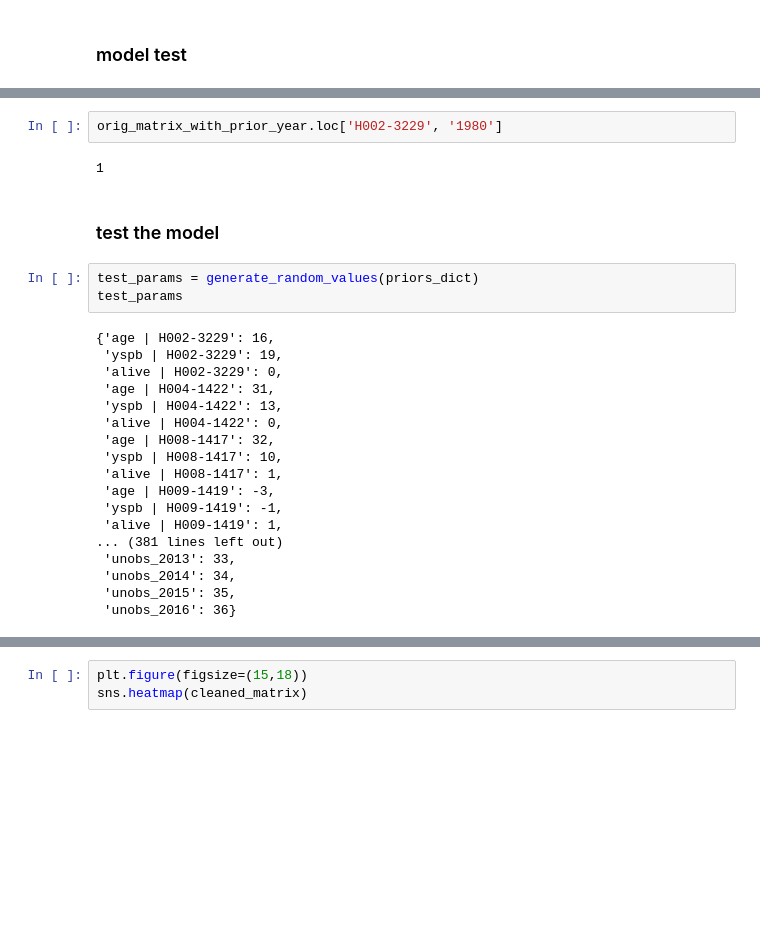
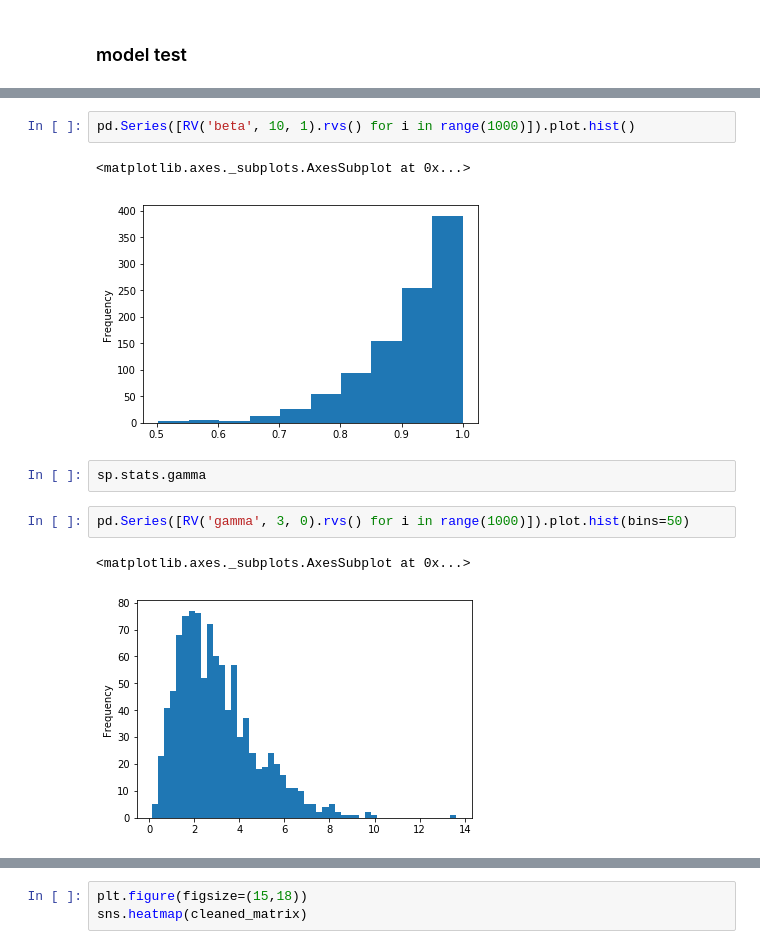
Before and after one commit to Edderic/mics-whales, a Jupyter notebook: mics-whales.ipynb, the cells around one changed output, grey strips where cells are left out. Saved outputs shown, nothing was run; the diff lists cells and outputs as text; blank space fills up the shorter version.

```diff
--- a/mics-whales.ipynb
+++ b/mics-whales.ipynb
@@ -812,27 +768,12 @@ _orig_matrix_with_prior_year.\
-# %%
-orig_matrix_with_prior_year.loc['H002-3229', '1980']
-# %% [output]
-1
-# %% [markdown]
-### test the model
-# %%
-test_params = generate_random_values(priors_dict)
-test_params
-# %% [output]
-{'age | H002-3229': 16,
- 'yspb | H002-3229': 19,
- 'alive | H002-3229': 0,
- 'age | H004-1422': 31,
- 'yspb | H004-1422': 13,
- 'alive | H004-1422': 0,
- 'age | H008-1417': 32,
- 'yspb | H008-1417': 10,
- 'alive | H008-1417': 1,
- 'age | H009-1419': -3,
- 'yspb | H009-1419': -1,
- 'alive | H009-1419': 1,
-... (381 lines left out)
- 'unobs_2013': 33,
- 'unobs_2014': 34,
- 'unobs_2015': 35,
- 'unobs_2016': 36}
+# %%
+pd.Series([RV('beta', 10, 1).rvs() for i in range(1000)]).plot.hist()
+# %% [output]
+<matplotlib.axes._subplots.AxesSubplot at 0x...>
+[figure, added]
+# %%
+sp.stats.gamma
+# %%
+pd.Series([RV('gamma', 3, 0).rvs() for i in range(1000)]).plot.hist(bins=50)
+# %% [output]
+<matplotlib.axes._subplots.AxesSubplot at 0x...>
+[figure, added]
```
Also changed, not shown: parts of 71 cells of this notebook.
